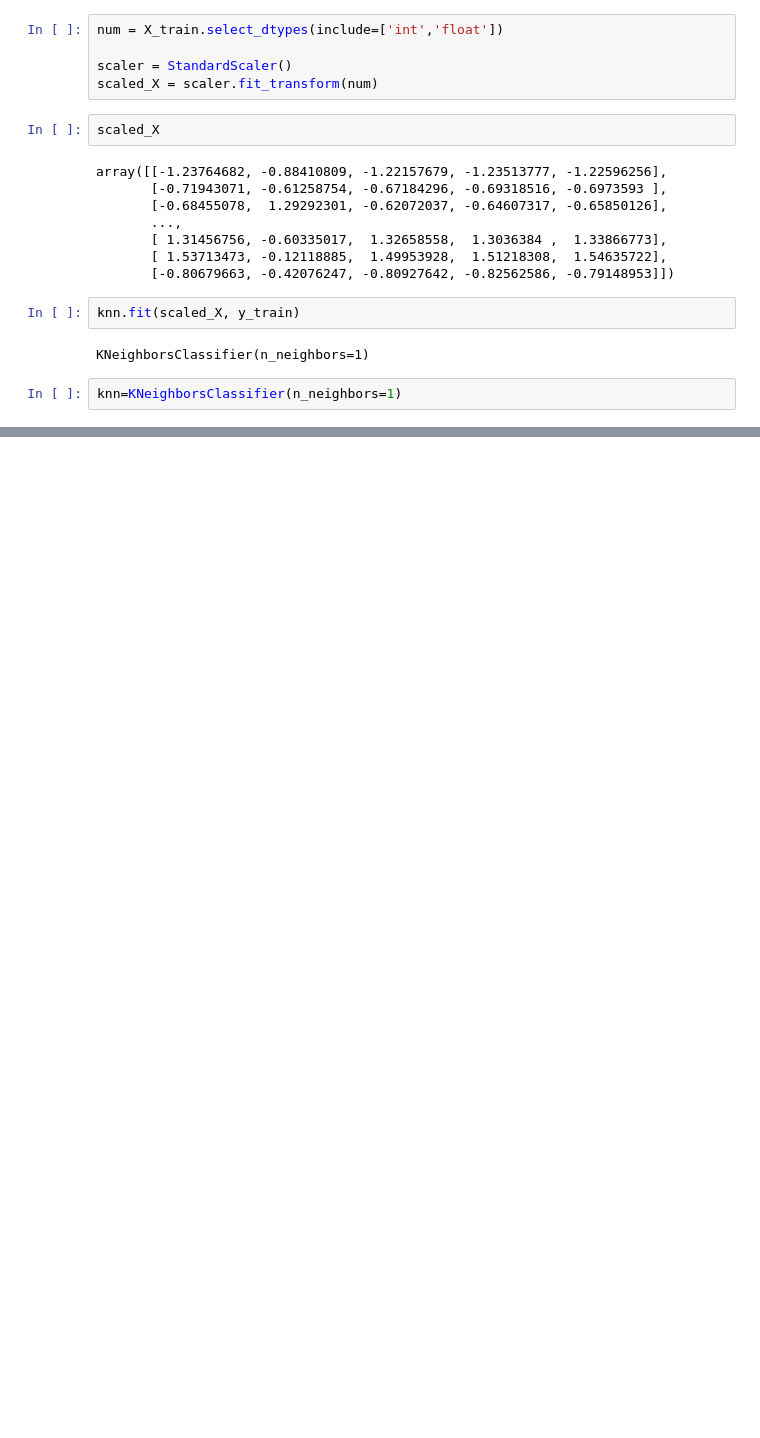
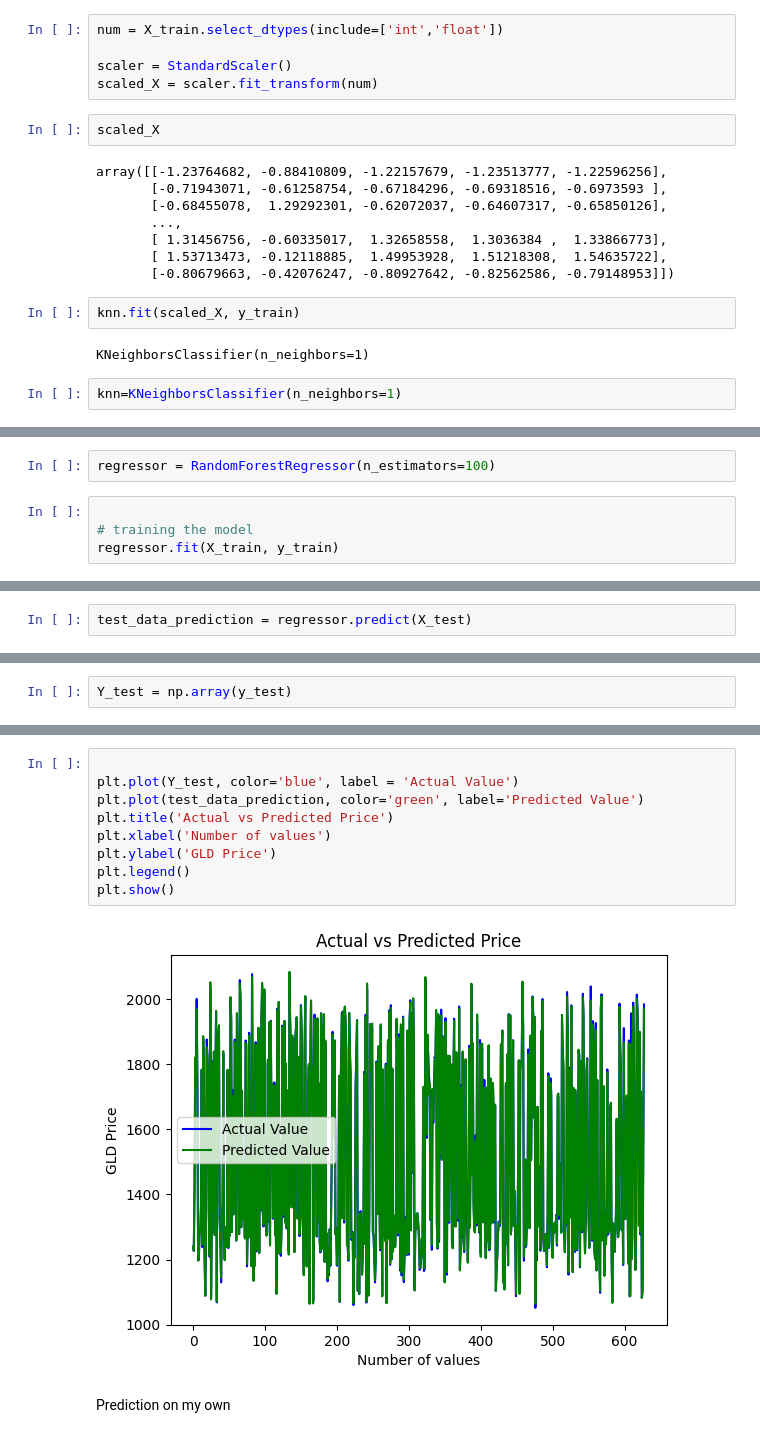
Before and after one commit to aldonaspirz/Gold_prices, a Jupyter notebook: gold_preprocessing.ipynb, the cells around one changed output, grey strips where cells are left out. Cells and saved outputs as stored; diff of their text form; blank space fills up the shorter version.

```diff
--- a/gold_preprocessing.ipynb
+++ b/gold_preprocessing.ipynb
@@ -351,0 +416,6 @@ knn=KNeighborsClassifier(n_neighbors=1)
+# %%
+regressor = RandomForestRegressor(n_estimators=100)
+# %%
+
+# training the model
+regressor.fit(X_train, y_train)
@@ -351,0 +424,2 @@ knn=KNeighborsClassifier(n_neighbors=1)
+# %%
+test_data_prediction = regressor.predict(X_test)
@@ -351,0 +453,2 @@ knn=KNeighborsClassifier(n_neighbors=1)
+# %%
+Y_test = np.array(y_test)
@@ -351,0 +475,13 @@ knn=KNeighborsClassifier(n_neighbors=1)
+# %%
+
+plt.plot(Y_test, color='blue', label = 'Actual Value')
+plt.plot(test_data_prediction, color='green', label='Predicted Value')
+plt.title('Actual vs Predicted Price')
+plt.xlabel('Number of values')
+plt.ylabel('GLD Price')
+plt.legend()
+plt.show()
+# %% [output]
+[figure, added]
+# %% [markdown]
+Prediction on my own
```
Also changed, not shown: parts of 53 cells of this notebook.
